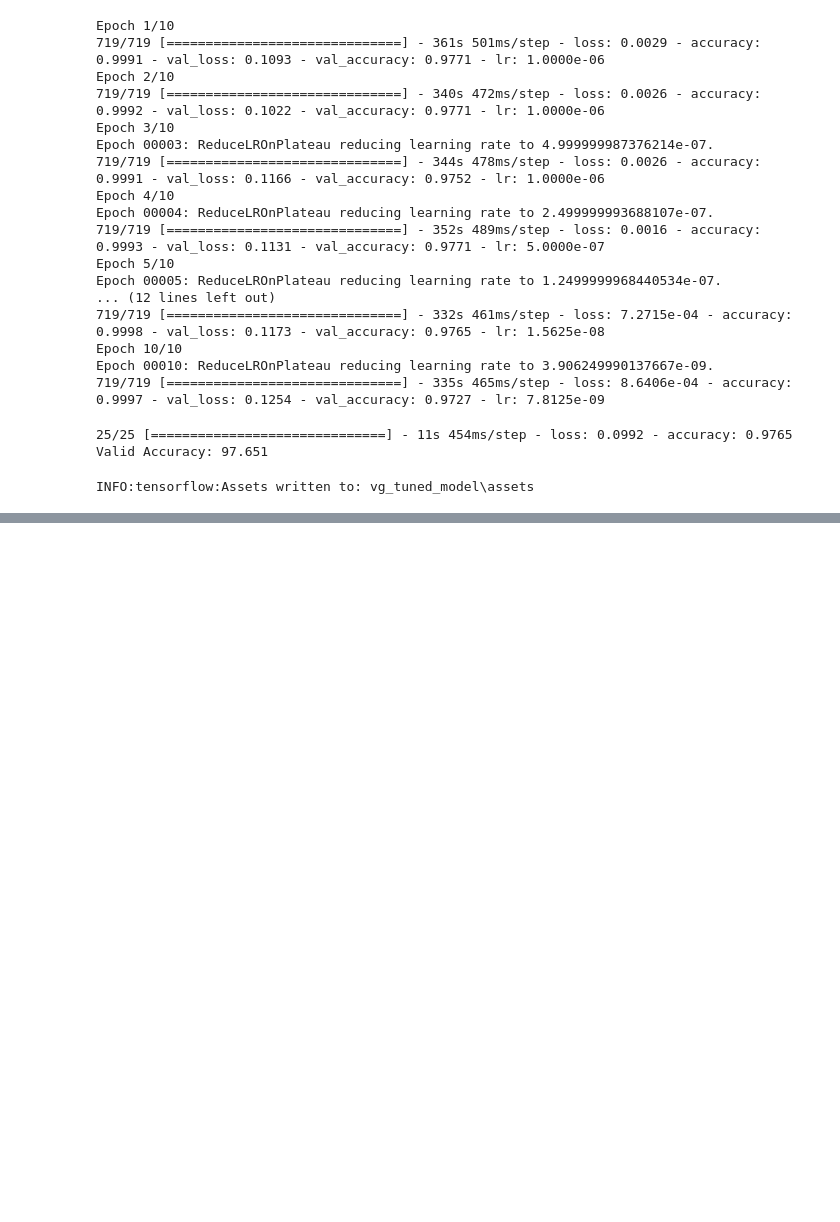
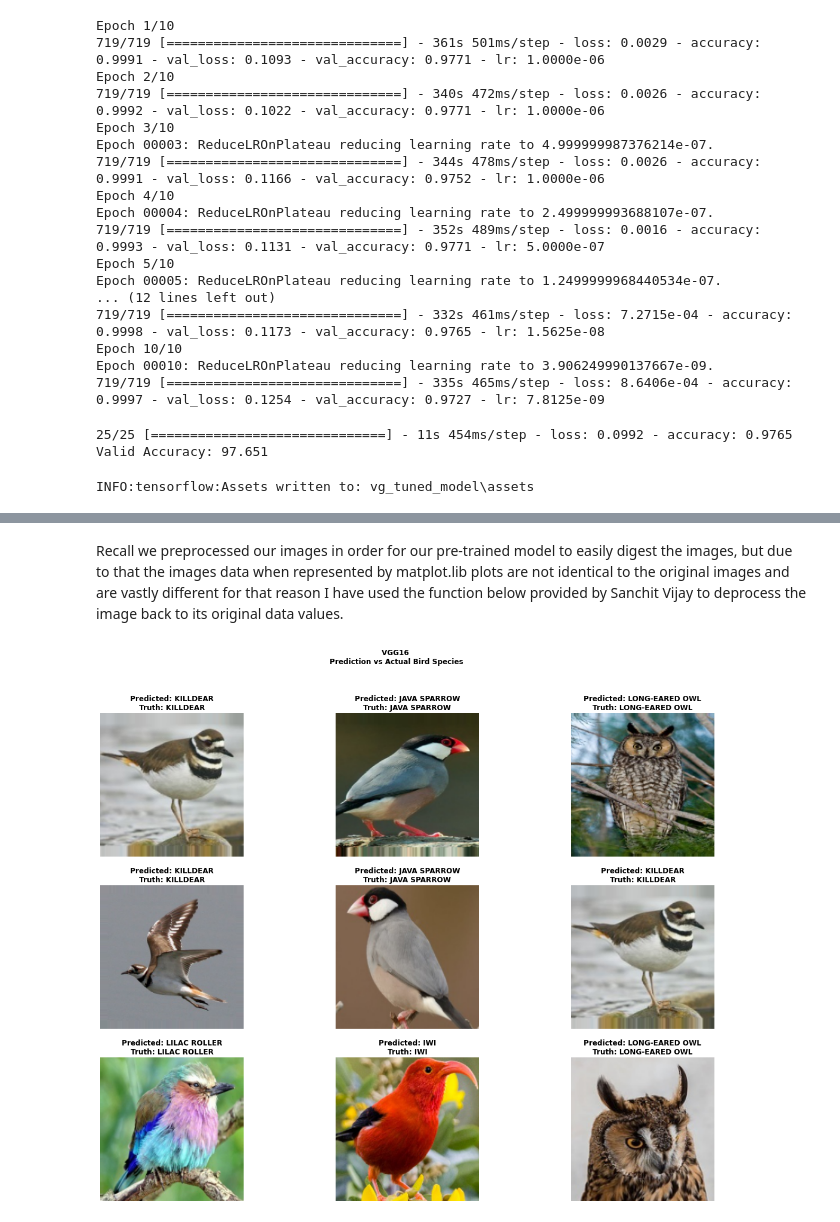
Before and after one commit to izinex/Springboard-Data-Science, a Jupyter notebook: Capstone 3/Notebooks/Untitled.ipynb, the cells around one changed output, grey strips where cells are left out. Cells and saved outputs as stored; diff of their text form; code cells hidden in the pictures; blank space fills up the shorter version.

Commit message:
Final update to the notebooks of birds classifications
Final update to the notebooks of birds classifications

```diff
--- a/Capstone 3/Notebooks/Untitled.ipynb
+++ b/Capstone 3/Notebooks/Untitled.ipynb
@@ -138,5 +180,5 @@ model.save('efficientnet0_model')
 # %% [output]
 INFO:tensorflow:Assets written to: efficientnet0_model\assets
 # %%
-model =  keras.models.load_model('efficientnet0_model')
+ef_model =  keras.models.load_model('efficientnet0_model')
 # %%
@@ -611,0 +713,45 @@ cuda.close()
+# %%
+species = test_generator.class_indices
+# %%
+species  = { species[k]:k for k in species}
+# %% [markdown]
+Recall we preprocessed our images in order for our pre-trained model to easily digest the images, but due to that the images data when represented by matplot.lib plots are not identical to the original images and are vastly different for that reason I have used the function below provided by Sanchit Vijay to deprocess the image back to its original data values.
+# %%
+#Thanks to user Sanchit Vijay from stackoverflow I was able to reverse the images back to original format since I had originally
+#Pre-proccessed my images for vg16
+def deprocess_img(processed_img):
+    x = processed_img.copy()
+    if len(x.shape) == 4:
+        x = np.squeeze(x, 0)
+    assert len(x.shape) == 3, ("Input to deprocess image must be an image of "
+                             "dimension [1, height, width, channel] or [height, width, channel]")
+    if len(x.shape) != 3:
+        raise ValueError("Invalid input to deprocessing image")
+
+  # perform the inverse of the preprocessiing step
+    x[:, :, 0] += 103.939
+    x[:, :, 1] += 116.779
+    x[:, :, 2] += 123.68
+    x = x[:, :, ::-1]
+
+    x = np.clip(x, 0, 255).astype('uint8')
+    return x
+# %%
+images, labels = test_generator.next()
+predictions = vg_tuned_model.predict(images)
+fig = plt.figure(figsize=(20,15))
+gs = fig.add_gridspec(3, 3)
+
+fig.suptitle("VGG16 \nPrediction vs Actual Bird Species", weight='bold')
+for row in range(0,3):
+    for col in range(0,3):
+        img = random.randint(0, len(images)-1)
+        image = images[img]
+        prediction = species[np.argmax(predictions[img])]
+        truth = species[np.argmax(labels[img])]
+        ax = fig.add_subplot(gs[row,col])
+        ax.axis('off')
+        ax.imshow(deprocess_img(image))
+        ax.set_title("Predicted: " + prediction  + "\nTruth: " + truth, fontdict={"fontweight": 500}, weight='bold')
+# %% [output]
+[figure, added]
```
Also changed, not shown: parts of 58 cells of this notebook.
